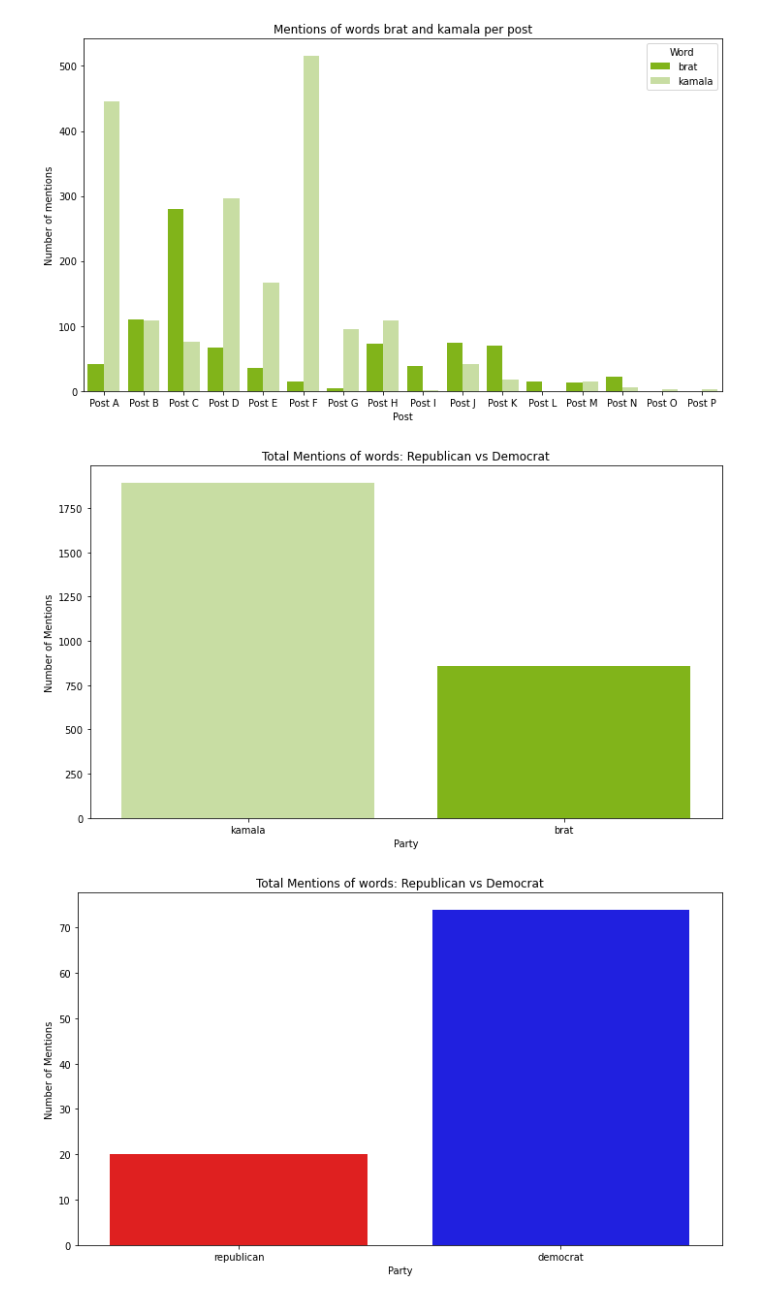
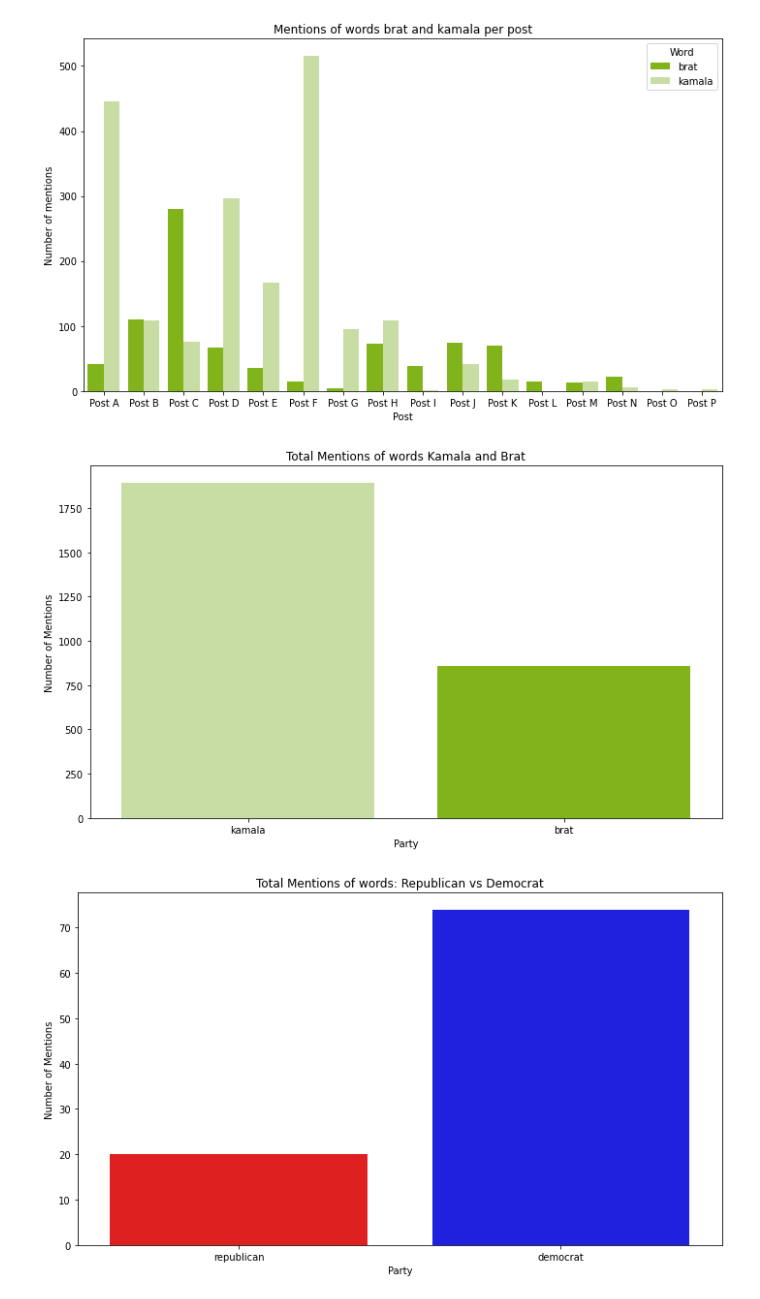
Before and after one commit to pouvoirdasha/sociology_scrapping, a Jupyter notebook: notebooks_stats_finetuning/decriptive_stats_dasha.ipynb, the cells around one changed output. Drawn from its saved outputs; the diff is of its cells as text; code cells hidden in the pictures.

```diff
--- a/notebooks_stats_finetuning/decriptive_stats_dasha.ipynb
+++ b/notebooks_stats_finetuning/decriptive_stats_dasha.ipynb
@@ -38,11 +38,16 @@ def convert_likes(value):
         if value.endswith('K'):
             return float(value[:-1]) * 1000
         # Sinon, convertir directement en float
+
+        elif value.endswith('K'):
+            return float(value[:-1]) * 1000000
+            # Sinon, convertir directement en float
         return int(value)
     except ValueError:
         # Si la conversion échoue (valeurs comme 'abc'), retourner 0
         return 0
 
+#add endswith - M for millions
 # Appliquer la fonction à toute la colonne
 tiktok['Likes'] = tiktok['Likes'].apply(convert_likes)
 
@@ -460,23 +404,23 @@ plt.savefig('../viz/brat_kamala_per_post.png',bbox_inches='tight', transparent=F
 # %%
 #total mentions in the dataset
 overall_mentions_k = tiktok[['contains_kamala', 'contains_brat']].sum().reset_index()
 overall_mentions_k.columns = ['word', 'mentions']
 
 overall_mentions_k['word'] = overall_mentions_k['word'].str.replace('contains_', '')
 plt.figure(figsize=(10,6), facecolor='w')
 sns.barplot(
     data=overall_mentions_k,
     x='word',
     y='mentions',
     palette=[lighter_shade, darker_shade]
 )
-plt.title('Total Mentions of words: Republican vs Democrat')
+plt.title('Total Mentions of words Kamala and Brat')
 plt.xlabel('Party')
 plt.ylabel('Number of Mentions')
 plt.tight_layout()
 plt.savefig('../viz/tot_ment_kamala_brat.png',bbox_inches='tight', transparent=False, dpi=300)
 # %% [output]
-[figure, old version]
+[figure, new version]
 # %%
 #mentions democrat vs republican in total
 overall_mentions = tiktok[['contains_republican', 'contains_democrat']].sum().reset_index()
```
Also changed, not shown: parts of 8 cells of this notebook.
